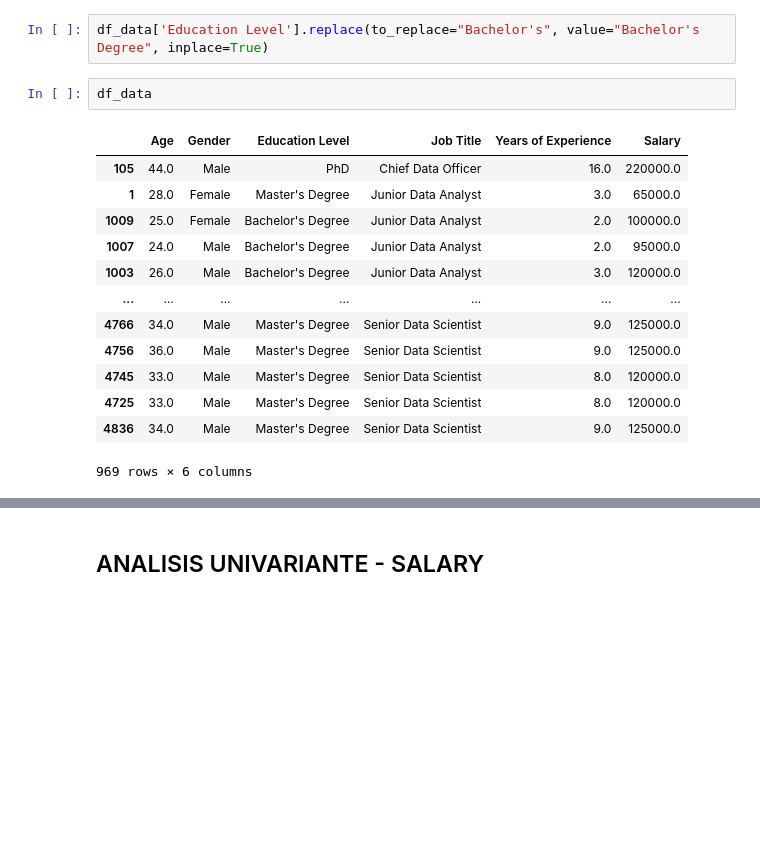
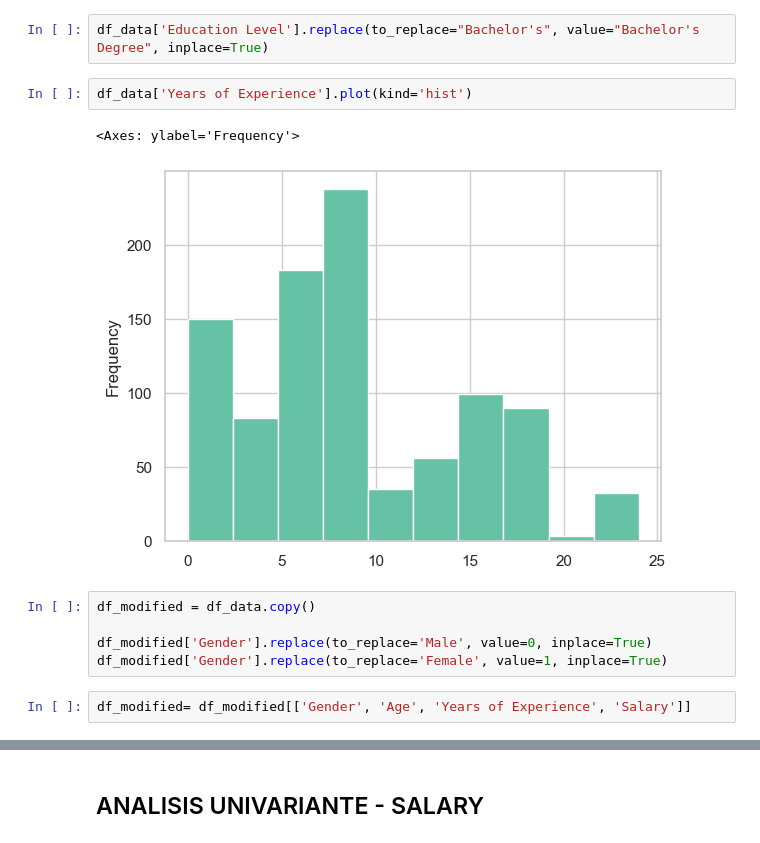
Before and after one commit to LauraGSanchz/SALARY_ANALYSIS, a Jupyter notebook: src/notebooks/eda_laura_garcia.ipynb, the cells around one changed output, grey strips where cells are left out. Cells and saved outputs as stored; diff of their text form; blank space fills up the shorter version.

```diff
--- a/src/notebooks/eda_laura_garcia.ipynb
+++ b/src/notebooks/eda_laura_garcia.ipynb
@@ -535,19 +528,15 @@ array(['PhD', "Master's Degree", "Bachelor's Degree"], dtype=object)
 df_data['Education Level'].replace(to_replace="Master's", value="Master's Degree", inplace=True)
 # %%
 df_data['Education Level'].replace(to_replace="Bachelor's", value="Bachelor's Degree", inplace=True)
-# %%
-df_data
-# %% [output]
-|  | Age | Gender | Education Level | Job Title | Years of Experience | Salary |
-| 105 | 44.0 | Male | PhD | Chief Data Officer | 16.0 | 220000.0 |
-| 1 | 28.0 | Female | Master's Degree | Junior Data Analyst | 3.0 | 65000.0 |
-| 1009 | 25.0 | Female | Bachelor's Degree | Junior Data Analyst | 2.0 | 100000.0 |
-| 1007 | 24.0 | Male | Bachelor's Degree | Junior Data Analyst | 2.0 | 95000.0 |
-| 1003 | 26.0 | Male | Bachelor's Degree | Junior Data Analyst | 3.0 | 120000.0 |
-| ... | ... | ... | ... | ... | ... | ... |
-| 4766 | 34.0 | Male | Master's Degree | Senior Data Scientist | 9.0 | 125000.0 |
-| 4756 | 36.0 | Male | Master's Degree | Senior Data Scientist | 9.0 | 125000.0 |
-| 4745 | 33.0 | Male | Master's Degree | Senior Data Scientist | 8.0 | 120000.0 |
-| 4725 | 33.0 | Male | Master's Degree | Senior Data Scientist | 8.0 | 120000.0 |
-| 4836 | 34.0 | Male | Master's Degree | Senior Data Scientist | 9.0 | 125000.0 |
-969 rows × 6 columns
+# %%
+df_data['Years of Experience'].plot(kind='hist')
+# %% [output]
+<Axes: ylabel='Frequency'>
+[figure, added]
+# %%
+df_modified = df_data.copy()
+
+df_modified['Gender'].replace(to_replace='Male', value=0, inplace=True)
+df_modified['Gender'].replace(to_replace='Female', value=1, inplace=True)
+# %%
+df_modified= df_modified[['Gender', 'Age', 'Years of Experience', 'Salary']]
```
Also changed, not shown: parts of 25 cells of this notebook, 1 other file.
